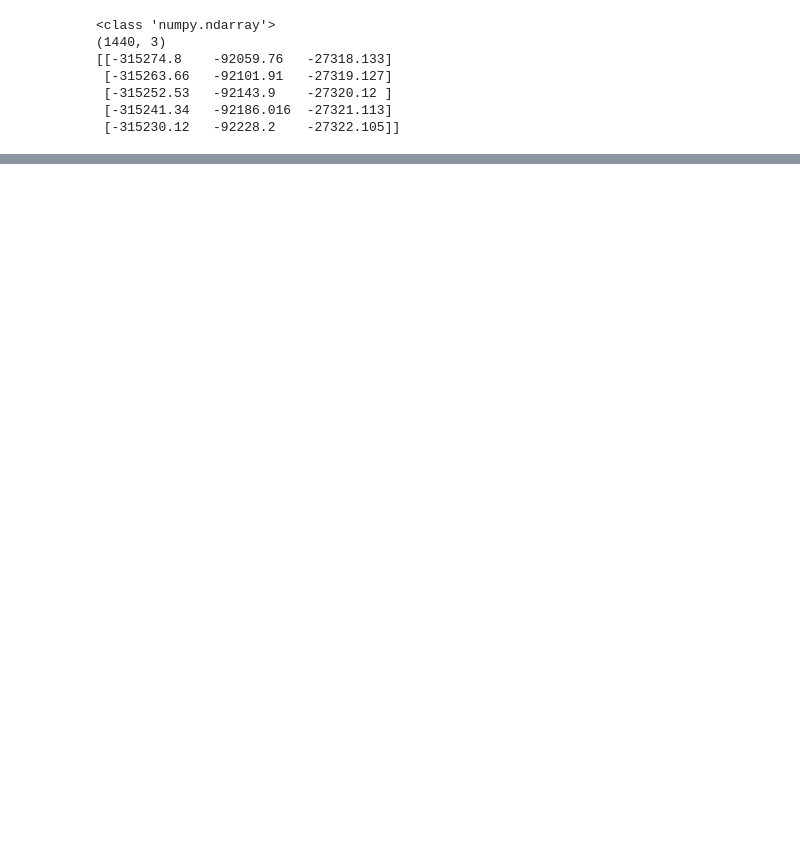
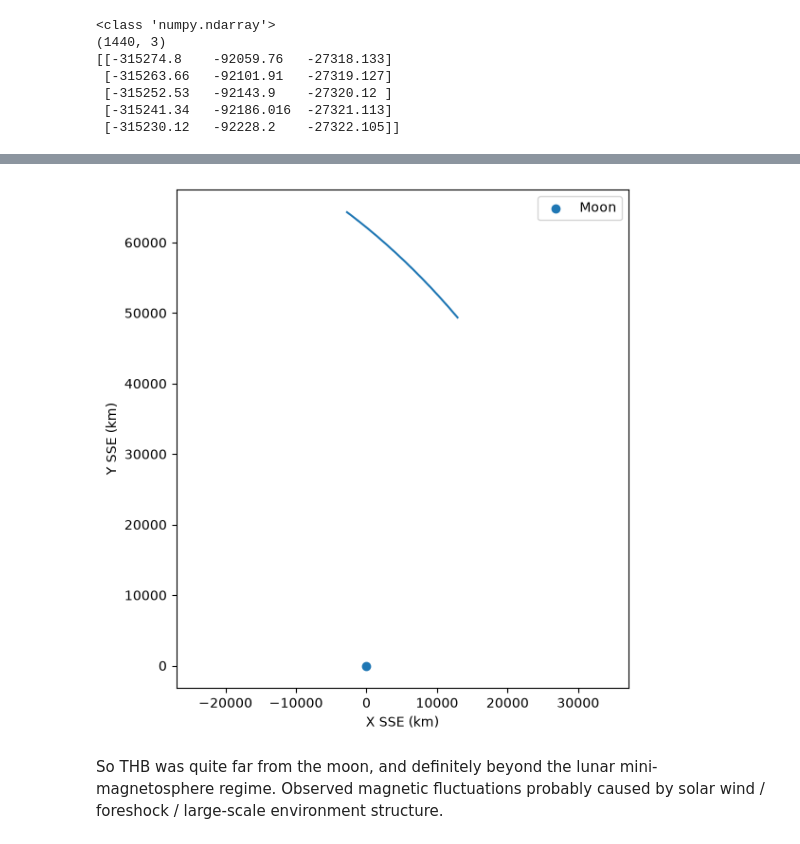
Before and after one commit to yulunwu000/artemis-lunar-plasma, a Jupyter notebook: notebooks/00_pyspedas_test.ipynb, the cells around one changed output, grey strips where cells are left out. Cells and saved outputs as stored; diff of their text form; code cells hidden in the pictures; blank space fills up the shorter version.

```diff
--- a/notebooks/00_pyspedas_test.ipynb
+++ b/notebooks/00_pyspedas_test.ipynb
@@ -453,0 +525,11 @@ print(R_gse[:5])
+# %%
+times_sse, R_sse, meta= get_data("thb_pos_sse")
+
+print(R_sse.shape)
+print(R_sse[:5])
+
+Rmoon = np.linalg.norm(R_sse, axis=1)
+
+print("Min distance from Moon:", Rmoon.min(), "km")
+print("Max distance from Moon:", Rmoon.max(), "km")
+print("In lunar radii:", Rmoon.min()/1737, Rmoon.max()/1737)
@@ -453,0 +546,15 @@ print(R_gse[:5])
+# %%
+plt.figure(figsize=(6,6))
+plt.plot(R_sse[:,0], R_sse[:,1])
+plt.scatter(0, 0, label="Moon")
+
+plt.xlabel("X SSE (km)")
+plt.ylabel("Y SSE (km)")
+plt.axis("equal")
+plt.legend()
+plt.tight_layout()
+plt.show()
+# %% [output]
+[figure, added]
+# %% [markdown]
+So THB was quite far from the moon, and definitely beyond the lunar mini-magnetosphere regime. Observed magnetic fluctuations probably caused by solar wind / foreshock / large-scale environment structure.
```
Also changed, not shown: parts of 11 cells of this notebook.
